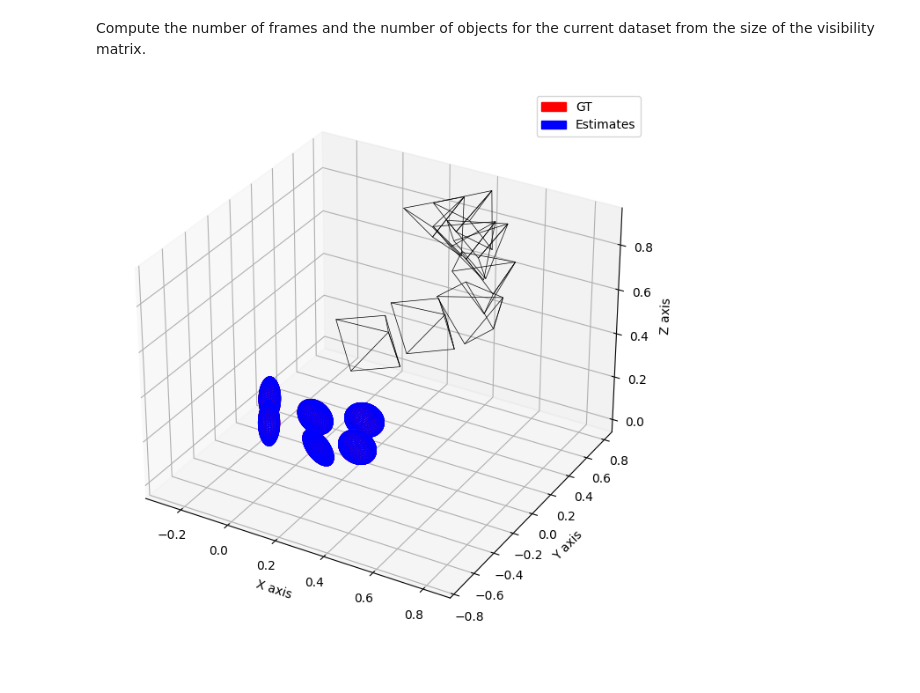
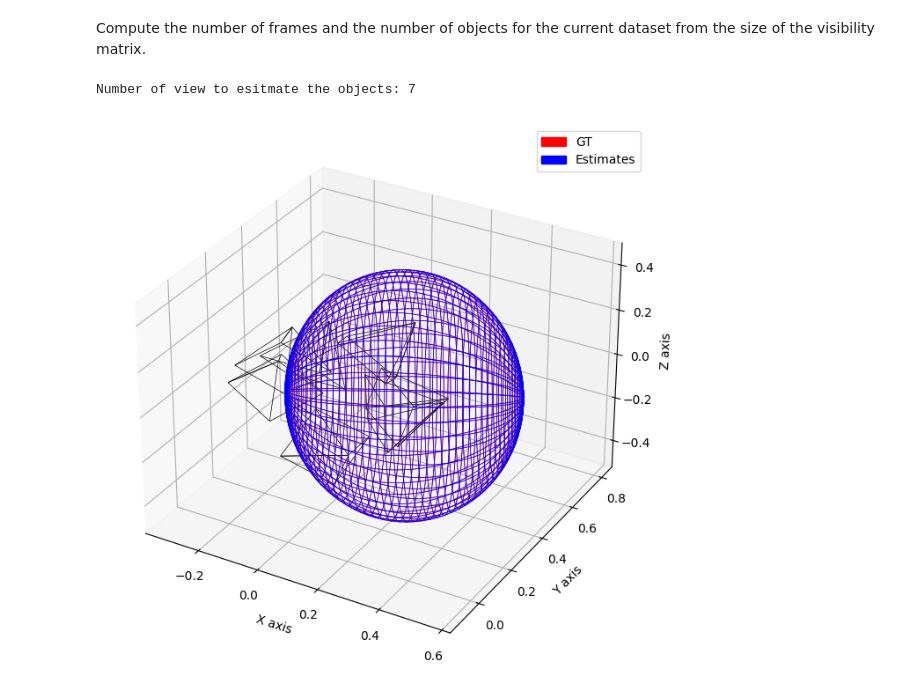
Before and after one commit to MixedRealityETHZ/ZeroShotPoseEstimation, a Jupyter notebook: Bbox3D_estimation/test.ipynb, the cells around one changed output. Drawn from its saved outputs; the diff is of its cells as text; code cells hidden in the pictures.

Commit message:
update plottings

```diff
--- a/Bbox3D_estimation/test.ipynb
+++ b/Bbox3D_estimation/test.ipynb
@@ -39,8 +87,8 @@ Load the input data.
 Data association is implicitly defined in the data structures: each column of "visibility" corresponds to one object.
 The information in "bbs" is structured in a similar way, with four columns for each object.
 # %%
-dataset = "Aldoma"
-#dataset = "tiger"
+#dataset = "Aldoma"
+dataset = "tiger"
 
 save_output_images = True
 random_downsample = False
@@ -68,5 +116,7 @@ else:
     K = np.load('data/{:s}/intrinsics.npy'.format(dataset))
     Ms_t = np.load('data/{:s}/camera_poses.npy'.format(dataset))
     visibility = np.load('data/{:s}/visibility.npy'.format(dataset))
+
+original_vis = copy.deepcopy(visibility)
 # %% [markdown]
 Compute the number of frames and the number of objects for the current dataset from the size of the visibility matrix.
@@ -120,28 +123,36 @@ def dual_quadric_to_ellipsoid_parameters(Q):
 # %%
+visibility = copy.deepcopy(original_vis)
+indexes = [ind for ind, _ in enumerate(visibility) if ind%100!=0]
+visibility[indexes] = 0
+#print(np.nonzero(visibility)[])
+print(f"Number of view to esitmate the objects: {len(np.nonzero(visibility)[0])}")
+
+n_frames, n_objects = visibility.shape
+[inputCs, estCs, estQs] = compute_estimates(bbs, K, Ms_t, visibility)
+Qs = estQs[0]
 centre, axes, R = dual_quadric_to_ellipsoid_parameters(estQs[0])
 
 # Possible coordinates
 mins = [c - ax / 2 for (ax, c) in zip(axes, centre)]
 maxs = [c + ax / 2 for (ax, c) in zip(axes, centre)]
 
 # Coordinates of the points mins and maxs
 points = np.array(list(itertools.product(*zip(mins, maxs))))
 
 # Points in the camera frame
 points = np.dot(points, R.T)
 
-
 # Plot ellipsoids and camera poses in 3D.
-plot = True
-if plot:
-
-    plot_3D_scene(
-        estQs=estQs,
-        gtQs=estQs,
-        Ms_t=Ms_t,
-        dataset=dataset,
-        save_output_images=save_output_images,
-    )
-    plt.show()
+plot_3D_scene(
+    estQs=estQs,
+    gtQs=estQs,
+    Ms_t=Ms_t,
+    dataset=dataset,
+    save_output_images=save_output_images,
+    visibility=visibility
+)
+#plt.savefig("output/" + (5-len(f"{i}"))*"0" + f"{i}")
+plt.show()
 # %% [output]
+Number of view to esitmate the objects: 7
-[figure, old version]
+[figure, new version]
```
Also changed, not shown: parts of 6 cells of this notebook, 12 other files.
